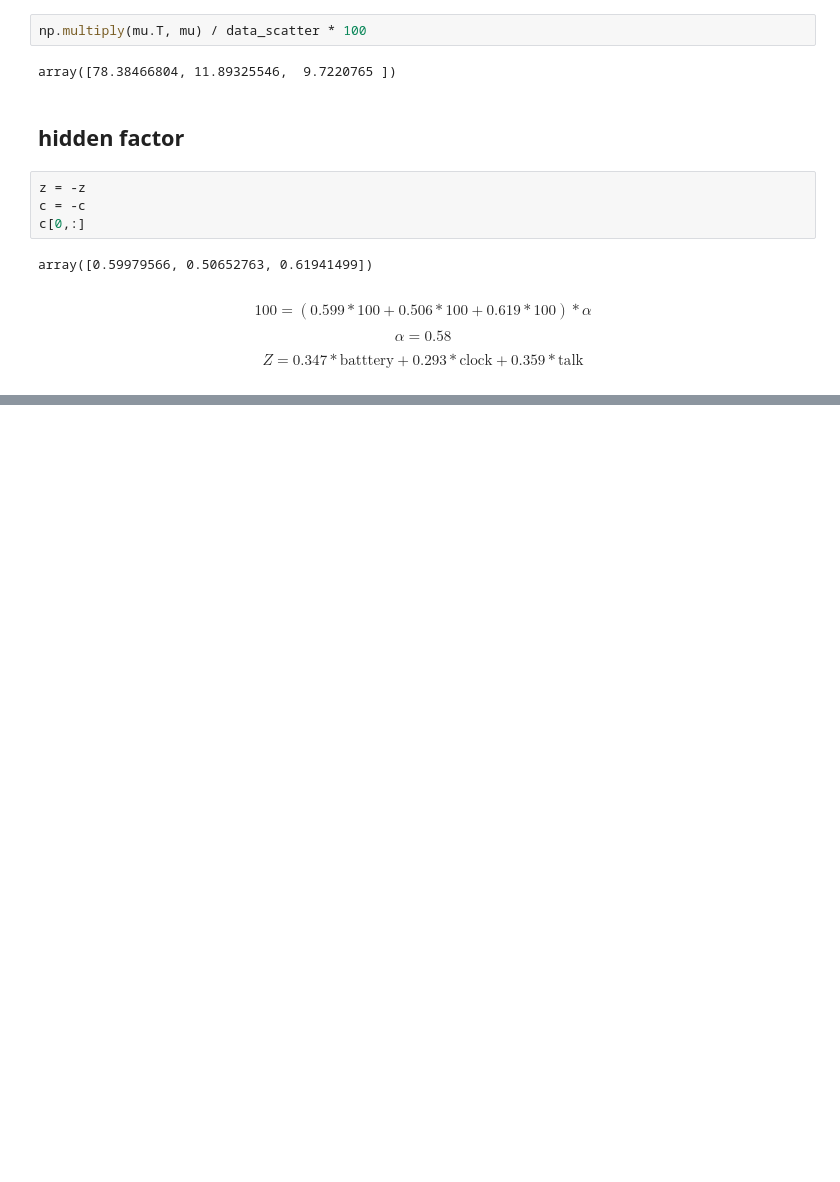
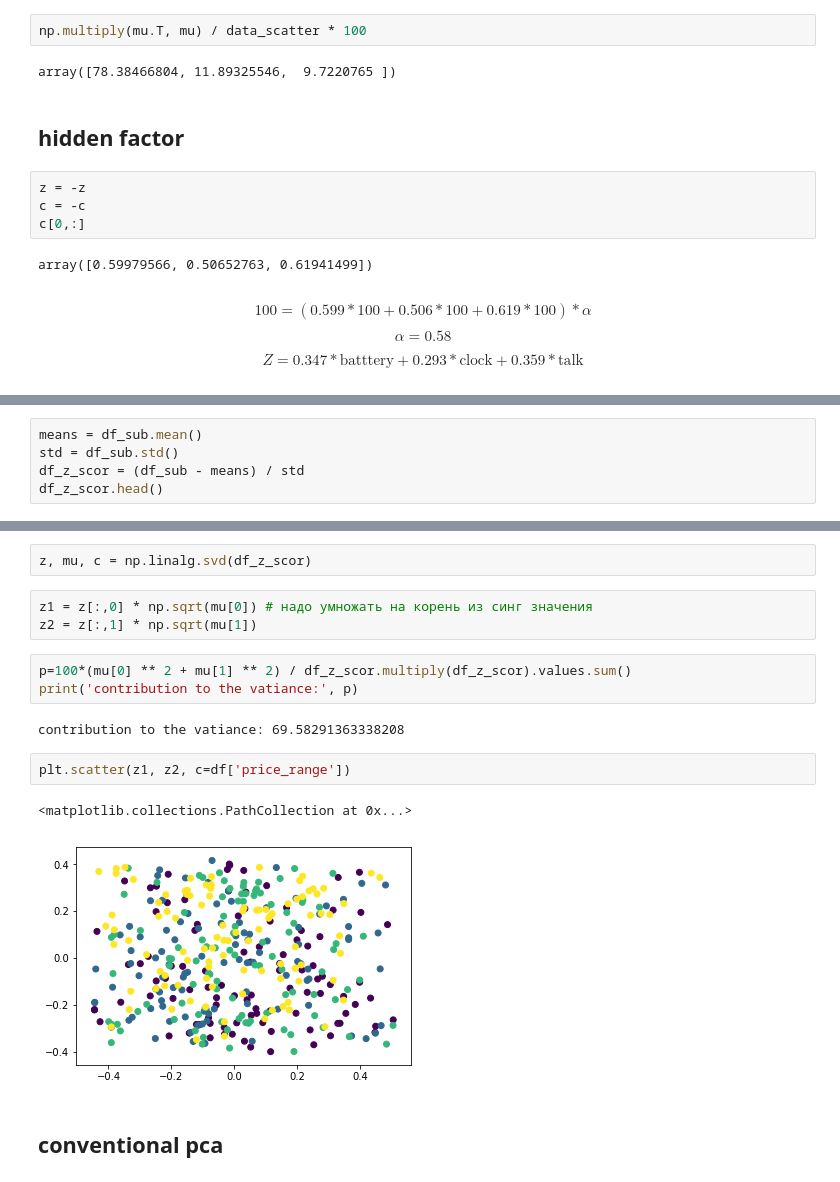
Before and after one commit to apugachev/mobile-price-classification, a Jupyter notebook: HW 4 (PCA).ipynb, the cells around one changed output, grey strips where cells are left out. Drawn from its saved outputs; the diff is of its cells as text; blank space fills up the shorter version.

```diff
--- a/HW 4 (PCA).ipynb
+++ b/HW 4 (PCA).ipynb
@@ -85,0 +141,5 @@ $$ Z = 0.347 * \text{batttery} + 0.293 * \text{clock} + 0.359 * \text{talk}$$
+# %%
+means = df_sub.mean()
+std = df_sub.std()
+df_z_scor = (df_sub - means) / std
+df_z_scor.head()
@@ -85,0 +153,17 @@ $$ Z = 0.347 * \text{batttery} + 0.293 * \text{clock} + 0.359 * \text{talk}$$
+# %%
+z, mu, c = np.linalg.svd(df_z_scor)
+# %%
+z1 = z[:,0] * np.sqrt(mu[0]) # надо умножать на корень из синг значения
+z2 = z[:,1] * np.sqrt(mu[1])
+# %%
+p=100*(mu[0] ** 2 + mu[1] ** 2) / df_z_scor.multiply(df_z_scor).values.sum()
+print('contribution to the vatiance:', p)
+# %% [output]
+contribution to the vatiance: 69.58291363338208
+# %%
+plt.scatter(z1, z2, c=df['price_range'])
+# %% [output]
+<matplotlib.collections.PathCollection at 0x...>
+[figure, added]
+# %% [markdown]
+## conventional pca
```
Also changed, not shown: parts of 21 cells of this notebook.
